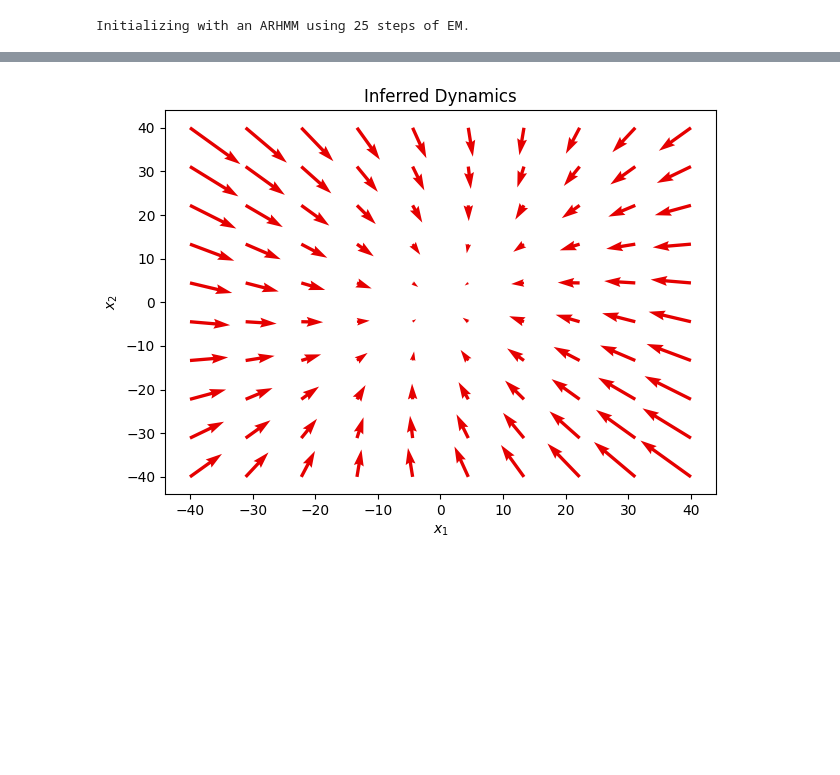
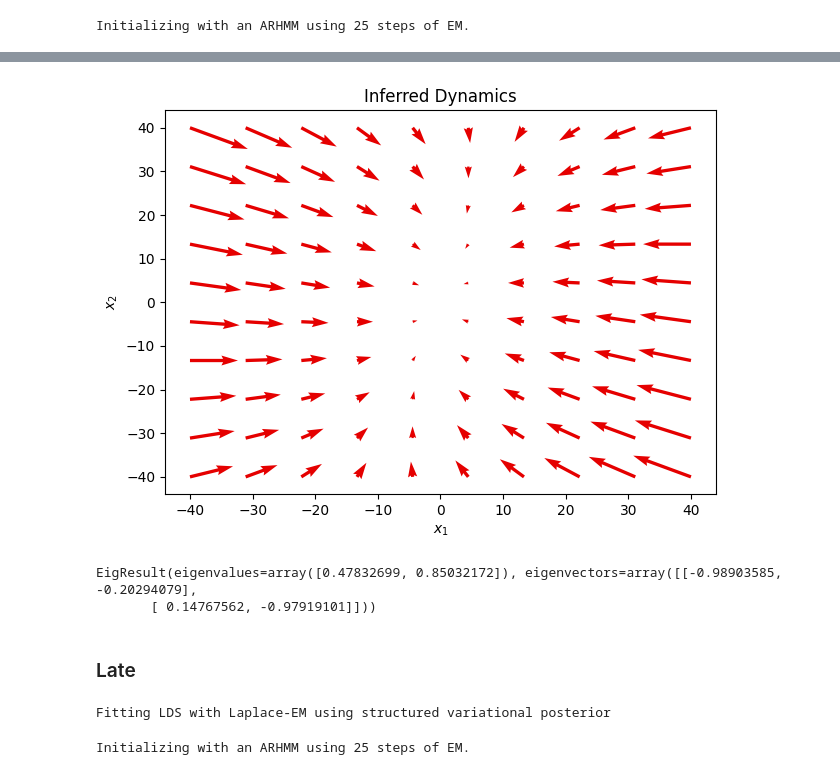
Before and after one commit to stellinaao/df-rnns, a Jupyter notebook: notebooks/ds.ipynb, the cells around one changed output, grey strips where cells are left out. Saved outputs shown, nothing was run; the diff lists cells and outputs as text; code cells hidden in the pictures; blank space fills up the shorter version.

Commit message:
dynamical systems notebook and final major content commit - sa

```diff
--- a/notebooks/ds.ipynb
+++ b/notebooks/ds.ipynb
@@ -18,8 +18,9 @@ import torch
 from gru.model import RateGRU
 from utils.data import get_data, get_dmat, reshape_XY
 
-hparams_early = {'learning_rate': 0.0045105, 'batch_size': 16, 'hidden_dim': 128}
-hparams_late  = {'learning_rate': 0.005614, 'batch_size': 16, 'hidden_dim': 128}
+hparams_early = {'learning_rate': 0.005890226144892463, 'batch_size': 16, 'hidden_dim': 64}
+hparams_late  = {'learning_rate': 0.005159359140529756, 'batch_size': 16, 'hidden_dim': 64}
+
 
 data_early = get_data("early")
 data_late  = get_data("late")
@@ -38,7 +39,7 @@ gru_late = RateGRU(
 ckp_early = torch.load("../vars/gru_early_best.pt", weights_only=False)
 gru_early.load_state_dict(ckp_early["model_state_dict"])
 
-# ckp_late = torch.load("../vars/gru_late_best.pt", weights_only=False)
-# gru_late.load_state_dict(ckp_late["model_state_dict"])
+ckp_late = torch.load("../vars/gru_late_best.pt", weights_only=False)
+gru_late.load_state_dict(ckp_late["model_state_dict"])
 # %% [output]
 <All keys matched successfully>
@@ -114,15 +135,15 @@ plt.show()
 # %%
 from ssm.plots import plot_dynamics_2d
 
-A_est = lds.dynamics.A
-b_est = lds.dynamics.b
+A_early = lds.dynamics.A
+b_early = lds.dynamics.b
 
 fig, ax = plt.subplots()
-plot_dynamics_2d(A_est, b_est, npts=10, axis=ax, color=colors[1])
+plot_dynamics_2d(A_early, b_early, npts=10, axis=ax, color=colors[1])
 ax.set_xlabel("$x_1$")
 ax.set_ylabel("$x_2$")
 ax.set_title("Inferred Dynamics")
 
 plt.tight_layout()
 # %% [output]
-[figure, old version]
+[figure, new version]
@@ -128,0 +154,7 @@ plt.tight_layout()
+# %%
+eig_early
+# %% [output]
+EigResult(eigenvalues=array([0.47832699, 0.85032172]), eigenvectors=array([[-0.98903585, -0.20294079],
+       [ 0.14767562, -0.97919101]]))
+# %% [markdown]
+### Late
@@ -128,0 +173,16 @@ plt.tight_layout()
+# %%
+obs_dim   = hparams_late['hidden_dim']
+state_dim = 2
+
+print("Fitting LDS with Laplace-EM using structured variational posterior")
+lds = ssm.LDS(obs_dim, state_dim, emissions="gaussian")
+elbos, q = lds.fit(h_late, method="laplace_em", num_iters=10)
+
+# get the posterior mean of the continuous states
+state_means = q.mean_continuous_states[0]
+
+# smooth the data under the variational posterior
+smoothed_obs = lds.smooth(state_means, h_late)
+# %% [output]
+Fitting LDS with Laplace-EM using structured variational posterior
+Initializing with an ARHMM using 25 steps of EM.
```
Also changed, not shown: parts of 17 cells of this notebook, 2 other files.
